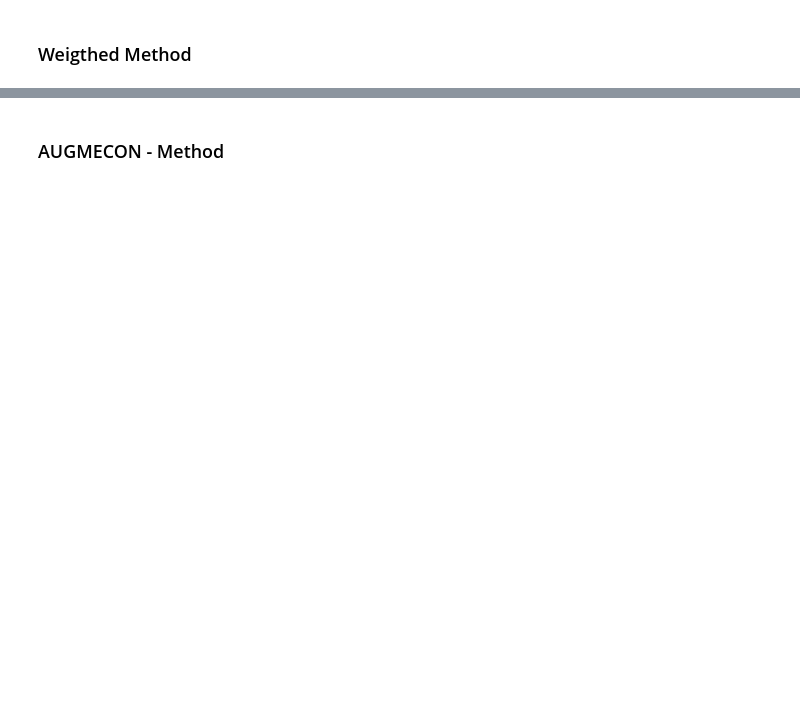
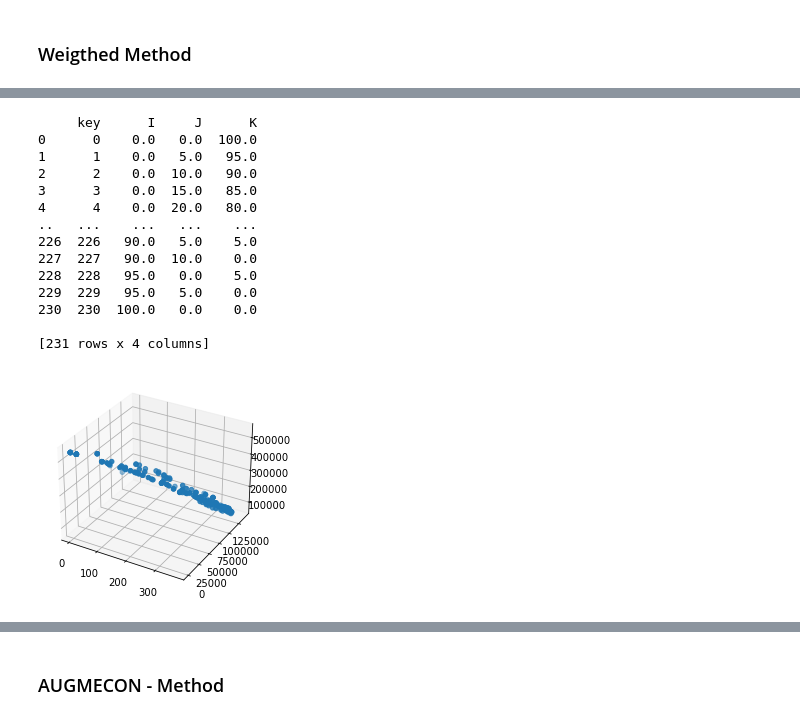
Before and after one commit to K1O1O1S2/SEFS540, a Jupyter notebook: Deer_hab/mop-ordi_PCT1.ipynb, the cells around one changed output, grey strips where cells are left out. Saved outputs shown, nothing was run; the diff lists cells and outputs as text; code cells hidden in the pictures; blank space fills up the shorter version.

```diff
--- a/Deer_hab/mop-ordi_PCT1.ipynb
+++ b/Deer_hab/mop-ordi_PCT1.ipynb
@@ -1304,0 +1518,51 @@ NameError: name 'lst' is not defined
+# %%
+def graph(gridpoints, name):
+# Make data.
+    X=list()
+    Y=list()
+    Z=list()
+    count=0
+    for i in range(0,int(len(gridpoints)/3)):
+        if count <=len(gridpoints)-1:
+            X.append(gridpoints[count])
+            Y.append(gridpoints[count+1])
+            Z.append(gridpoints[count+2])
+            count=(i+1)*3
+
+    df_points = pd.DataFrame({
+        "f1": X,
+        "f2": Y,
+        "f3": Z,
+    })
+    df_points.to_csv("output_"+str(name)+".xlsx")
+    print(df)
+
+    #X = np.arange(-5, 5, 0.25)
+    #Y = np.arange(-5, 5, 0.25)
+    X=np.array(X)
+    Y=np.array(Y)
+    Z=np.array(Z)
+
+    fig = plt.figure()
+    ax = fig.add_subplot(111, projection='3d')
+    ax.scatter(X,Y,Z)
+    return plt.show(), df_points
+
+a=graph(gridpoints, "W_norm_lex_20w")
+df_points=a[1]
+# %% [output]
+     key      I     J      K
+0      0    0.0   0.0  100.0
+1      1    0.0   5.0   95.0
+2      2    0.0  10.0   90.0
+3      3    0.0  15.0   85.0
+4      4    0.0  20.0   80.0
+..   ...    ...   ...    ...
+226  226   90.0   5.0    5.0
+227  227   90.0  10.0    0.0
+228  228   95.0   0.0    5.0
+229  229   95.0   5.0    0.0
+230  230  100.0   0.0    0.0
+
+[231 rows x 4 columns]
+[figure, added]
```
Also changed, not shown: parts of 14 cells of this notebook.
